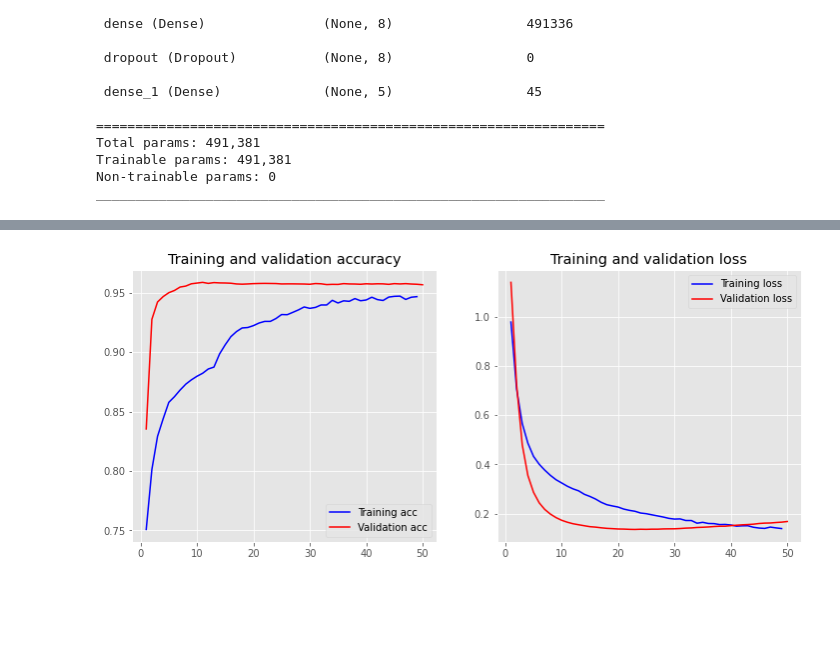
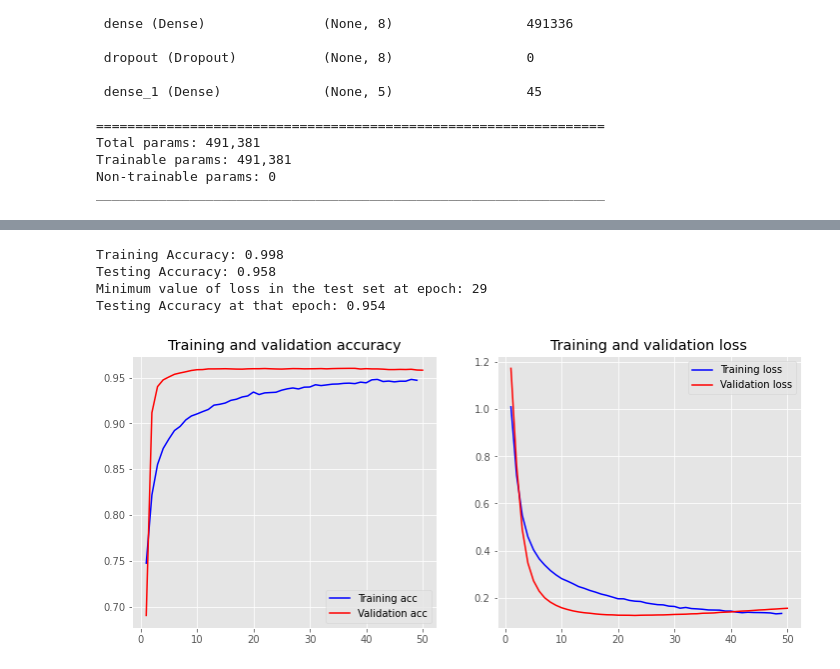
Before and after one commit to matteo-perillo/Abstracts-classification, a Jupyter notebook: 03_Neural network.ipynb, the cells around one changed output, grey strips where cells are left out. Drawn from its saved outputs; the diff is of its cells as text; code cells hidden in the pictures; blank space fills up the shorter version.

```diff
--- a/03_Neural network.ipynb
+++ b/03_Neural network.ipynb
@@ -70,7 +54,7 @@ def create_nn_model(dropout_rate=0.0, lam_l2=1e-3, learn_rate=1e-3, nlayers=5, n
     model.compile(loss='categorical_crossentropy', optimizer=optimizer, metrics=['accuracy'])
     return model
 
-def plot_history(history):
+def plot_history(history, name = 'provah'):
     acc = history.history['accuracy']
     val_acc = history.history['val_accuracy']
     loss = history.history['loss']
@@ -88,18 +72,21 @@ def plot_history(history):
     plt.plot(x, val_loss, 'r', label='Validation loss')
     plt.title('Training and validation loss')
     plt.legend()
+    filename = name + '.png'
+    plt.savefig(filename, bbox_inches = 'tight')
 
-def plot_confusion_matrix(cm, target_names, title='Confusion matrix', cmap=None, normalize=True):
+def plot_confusion_matrix(cm, target_names, title='Confusion matrix', xsize=4, ysize=3,
+                          cmap=None, normalize=True, name='prova'):
     accuracy = np.trace(cm) / np.sum(cm).astype('float')
     misclass = 1 - accuracy
 
     if cmap is None:
         cmap = plt.get_cmap('Blues')
 
-    plt.figure(figsize=(8, 6))
+    plt.figure(figsize=(xsize, ysize))
     plt.imshow(cm, interpolation='nearest', cmap=cmap)
     plt.title(title)
-    plt.colorbar()
+  #  plt.colorbar()
 
     if target_names is not None:
         tick_marks = np.arange(len(target_names))
@@ -113,7 +100,7 @@ def plot_confusion_matrix(cm, target_names, title='Confusion matrix', cmap=None,
     thresh = cm.max() / 1.5 if normalize else cm.max() / 2
     for i, j in itertools.product(range(cm.shape[0]), range(cm.shape[1])):
         if normalize:
-            plt.text(j, i, "{:0.4f}".format(cm[i, j]),
+            plt.text(j, i, "{:0.3f}".format(cm[i, j]),
                      horizontalalignment="center",
                      color="white" if cm[i, j] > thresh else "black")
         else:
@@ -124,8 +111,9 @@ def plot_confusion_matrix(cm, target_names, title='Confusion matrix', cmap=None,
 
     plt.tight_layout()
     plt.ylabel('True label')
-    plt.xlabel('Predicted label\naccuracy={:0.4f}; misclass={:0.4f}'.format(accuracy, misclass))
-    plt.show()
+    plt.xlabel('Predicted label\naccuracy={:0.3f}; misclass={:0.3f}'.format(accuracy, misclass))
+    filename = name + '.png'
+    plt.savefig(filename, bbox_inches = 'tight')
 # %%
 # define the grid search parameters
 #batch_size
@@ -295,6 +300,11 @@ print(select_data['category'].value_counts())
 X_train, X_test, y_train, y_test = train_test_split(select_data["clean_text"], select_data["category"], random_state = 1000,
                                                     stratify = select_data["category"], test_size=0.2, shuffle=True)
 
+X_train.reset_index(drop=True, inplace=True)
+X_test.reset_index(drop=True, inplace=True)
+y_train.reset_index(drop=True, inplace=True)
+y_test.reset_index(drop=True, inplace=True)
+
 #Tf-Idf
 tfidf_vectorizer = TfidfVectorizer(use_idf=True)
 X_train = tfidf_vectorizer.fit_transform(X_train)
@@ -302,8 +312,6 @@ X_test = tfidf_vectorizer.transform(X_test)
 
 X_train.sort_indices()
 X_test.sort_indices()
-y_train.sort_indices()
-y_test.sort_indices()
 
 # encode class values as integers
 encoder = LabelEncoder()
@@ -316,6 +324,12 @@ dummy_y_test = to_categorical(encoded_y_test)
 
 input_dim = X_train.shape[1]  # Number of features
 
+X_train1 = X_train
+dummy_y_train1 = dummy_y_train
+X_test1 = X_test
+dummy_y_test1 = dummy_y_test
+encoded_y_test1 = encoded_y_test
+
 model = KerasClassifier(build_fn=create_nn_model, epochs=25, verbose=0, nclass=5)
 # %% [output]
 stat       19868
@@ -416,9 +418,5 @@ Trainable params: 491,381
 Non-trainable params: 0
 _________________________________________________________________
 # %%
-history = model.fit(X_train, dummy_y_train, epochs=50, verbose=True, validation_data=(X_test, dummy_y_test), batch_size=512)
-
-loss, accuracy = model.evaluate(X_train, dummy_y_train, verbose=False)
-print("Training Accuracy: {:.4f}".format(accuracy))
-loss, accuracy = model.evaluate(X_test, dummy_y_test, verbose=False)
-print("Testing Accuracy:  {:.4f}".format(accuracy))
+h1 = model.fit(X_train, dummy_y_train, epochs=50, verbose=True,
+                    validation_data=(X_test, dummy_y_test), batch_size=512)
@@ -444,6 +423,22 @@ Testing Accuracy:  0.9568
+# %%
+idx_min_test_loss1 = np.argmin(h1.history['val_loss'])
+best_acc1 = h1.history['val_accuracy'][idx_min_test_loss1]
+
+loss, accuracy = model.evaluate(X_train1, dummy_y_train1, verbose=False)
+print("Training Accuracy: {:.3f}".format(accuracy))
+loss, accuracy = model.evaluate(X_test1, dummy_y_test1, verbose=False)
+print("Testing Accuracy: {:.3f}".format(accuracy))
+
+print("Minimum value of loss in the test set at epoch: {:d}".format(idx_min_test_loss0))
+print("Testing Accuracy at that epoch: {:.3f}".format(best_acc0))
+# %% [output]
+Training Accuracy: 0.998
+Testing Accuracy: 0.958
+Minimum value of loss in the test set at epoch: 29
+Testing Accuracy at that epoch: 0.954
 # %%
 plt.style.use('ggplot')
 
-plot_history(history)
+plot_history(h1, name="hnn1")
 # %% [output]
-[figure, old version]
+[figure, new version]
```
Also changed, not shown: parts of 14 cells of this notebook.
